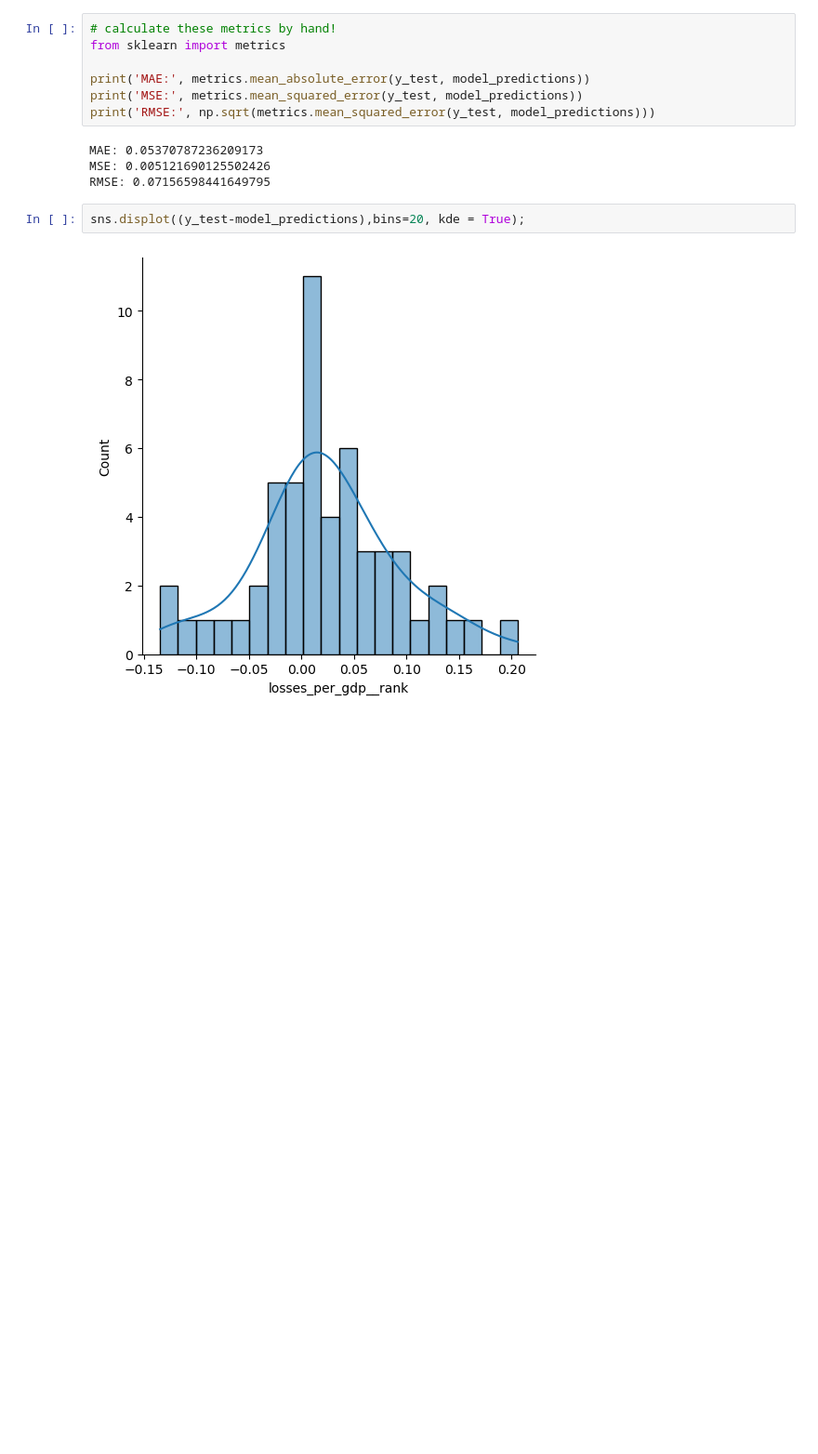
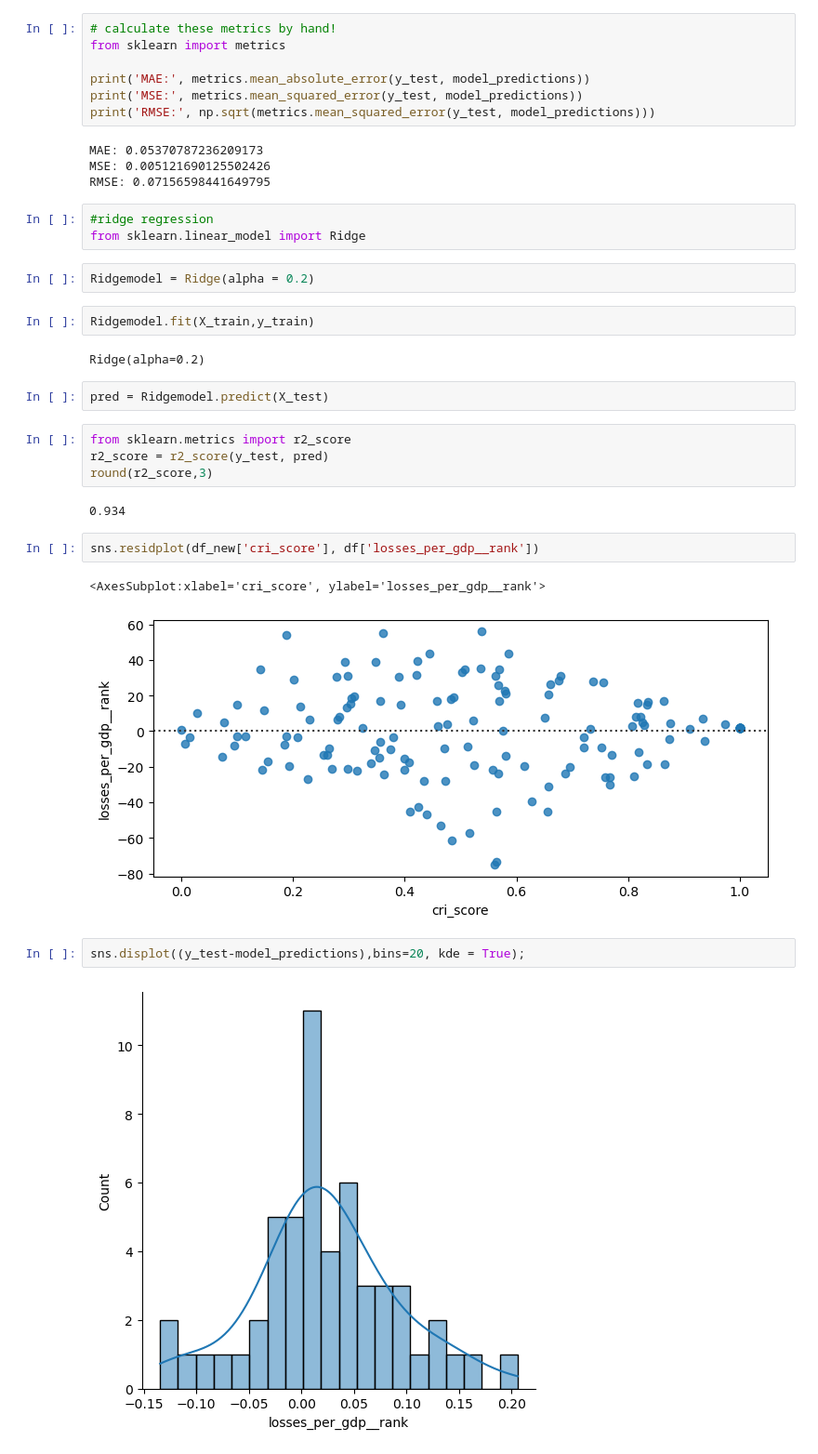
Before and after one commit to tahmee/SVC-Premiere-Project, a Jupyter notebook: SVC project.ipynb, the cells around one changed output. Shown at 93% size. Saved outputs shown, nothing was run; the diff lists cells and outputs as text; blank space fills up the shorter version.

```diff
--- a/SVC project.ipynb
+++ b/SVC project.ipynb
@@ -449,6 +459,28 @@ print('RMSE:', np.sqrt(metrics.mean_squared_error(y_test, model_predictions)))
 MAE: 0.05370787236209173
 MSE: 0.005121690125502426
 RMSE: 0.07156598441649795
+# %%
+#ridge regression
+from sklearn.linear_model import Ridge
+# %%
+Ridgemodel = Ridge(alpha = 0.2)
+# %%
+Ridgemodel.fit(X_train,y_train)
+# %% [output]
+Ridge(alpha=0.2)
+# %%
+pred = Ridgemodel.predict(X_test)
+# %%
+from sklearn.metrics import r2_score
+r2_score = r2_score(y_test, pred)
+round(r2_score,3)
+# %% [output]
+0.934
+# %%
+sns.residplot(df_new['cri_score'], df['losses_per_gdp__rank'])
+# %% [output]
+<AxesSubplot:xlabel='cri_score', ylabel='losses_per_gdp__rank'>
+[figure, added]
 # %%
 sns.displot((y_test-model_predictions),bins=20, kde = True);
 # %% [output]
```
Also changed, not shown: parts of 6 cells of this notebook.
